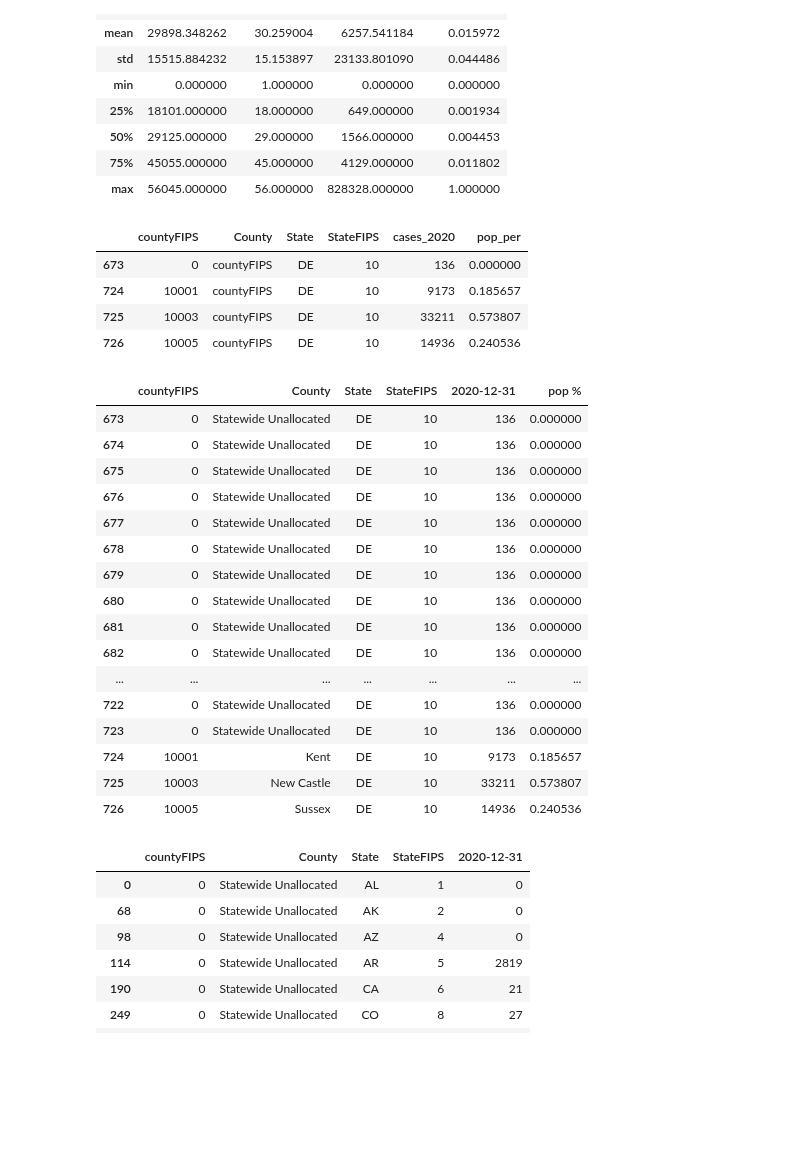
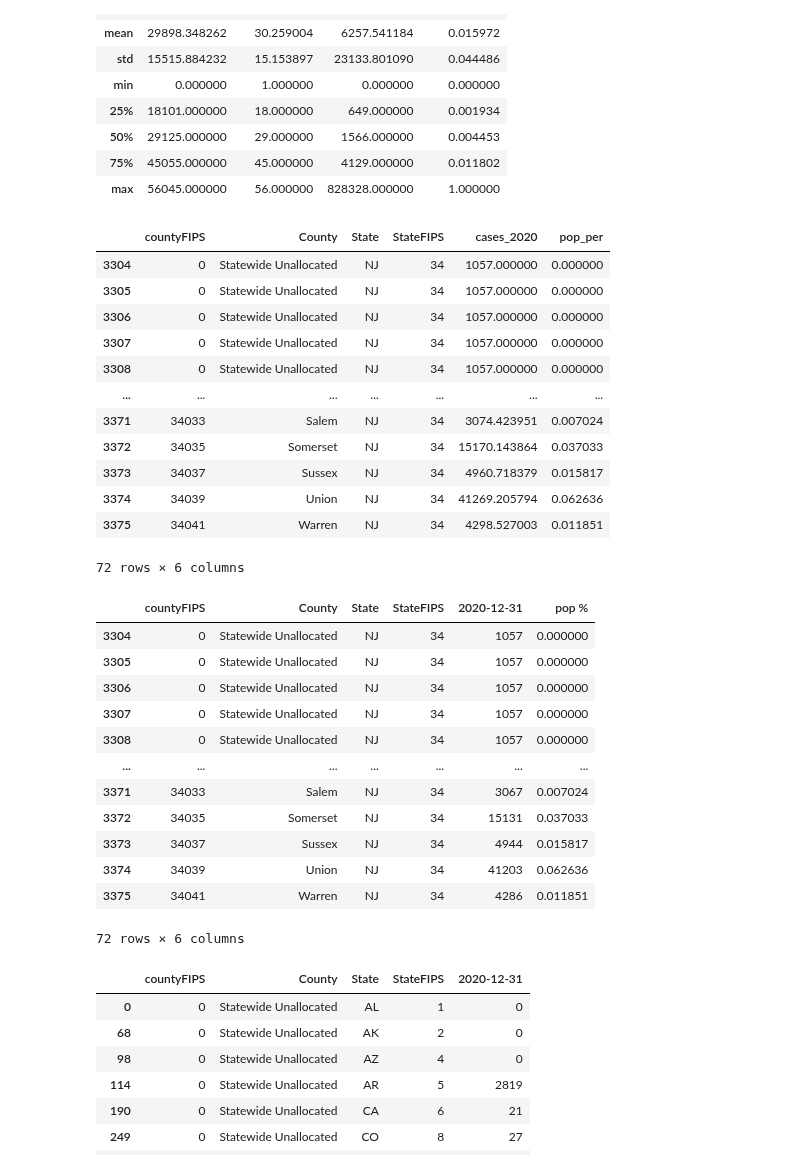
Before and after one commit to rafirahman27/Preparing_for_the_next_Pandemic, a Jupyter notebook: Katie.ipynb, the cells around one changed output. Saved outputs shown, nothing was run; the diff lists cells and outputs as text; code cells hidden in the pictures; blank space fills up the shorter version.

Commit message:
created code to clean county cases

```diff
--- a/Katie.ipynb
+++ b/Katie.ipynb
@@ -1196,33 +1233,37 @@ cases_2020.describe()
 | 75% | 45055.000000 | 45.000000 | 4129.000000 | 0.011802 |
 | max | 56045.000000 | 56.000000 | 828328.000000 | 1.000000 |
 # %%
-cases_2020[cases_2020['State']=='DE']
+cases_2020[cases_2020['State']=='NJ']
 # %% [output]
 |  | countyFIPS | County | State | StateFIPS | cases_2020 | pop_per |
-| 673 | 0 | countyFIPS | DE | 10 | 136 | 0.000000 |
-| 724 | 10001 | countyFIPS | DE | 10 | 9173 | 0.185657 |
-| 725 | 10003 | countyFIPS | DE | 10 | 33211 | 0.573807 |
-| 726 | 10005 | countyFIPS | DE | 10 | 14936 | 0.240536 |
+| 3304 | 0 | Statewide Unallocated | NJ | 34 | 1057.000000 | 0.000000 |
+| 3305 | 0 | Statewide Unallocated | NJ | 34 | 1057.000000 | 0.000000 |
+| 3306 | 0 | Statewide Unallocated | NJ | 34 | 1057.000000 | 0.000000 |
+| 3307 | 0 | Statewide Unallocated | NJ | 34 | 1057.000000 | 0.000000 |
+| 3308 | 0 | Statewide Unallocated | NJ | 34 | 1057.000000 | 0.000000 |
+| ... | ... | ... | ... | ... | ... | ... |
+| 3371 | 34033 | Salem | NJ | 34 | 3074.423951 | 0.007024 |
+| 3372 | 34035 | Somerset | NJ | 34 | 15170.143864 | 0.037033 |
+| 3373 | 34037 | Sussex | NJ | 34 | 4960.718379 | 0.015817 |
+| 3374 | 34039 | Union | NJ | 34 | 41269.205794 | 0.062636 |
+| 3375 | 34041 | Warren | NJ | 34 | 4298.527003 | 0.011851 |
+72 rows × 6 columns
 # %%
-cases_test[cases_test['State']=='DE']
+cases_test[cases_test['State']=='NJ']
 # %% [output]
 |  | countyFIPS | County | State | StateFIPS | 2020-12-31 | pop % |
-| 673 | 0 | Statewide Unallocated | DE | 10 | 136 | 0.000000 |
-| 674 | 0 | Statewide Unallocated | DE | 10 | 136 | 0.000000 |
-| 675 | 0 | Statewide Unallocated | DE | 10 | 136 | 0.000000 |
-| 676 | 0 | Statewide Unallocated | DE | 10 | 136 | 0.000000 |
-| 677 | 0 | Statewide Unallocated | DE | 10 | 136 | 0.000000 |
-| 678 | 0 | Statewide Unallocated | DE | 10 | 136 | 0.000000 |
-| 679 | 0 | Statewide Unallocated | DE | 10 | 136 | 0.000000 |
-| 680 | 0 | Statewide Unallocated | DE | 10 | 136 | 0.000000 |
-| 681 | 0 | Statewide Unallocated | DE | 10 | 136 | 0.000000 |
-| 682 | 0 | Statewide Unallocated | DE | 10 | 136 | 0.000000 |
+| 3304 | 0 | Statewide Unallocated | NJ | 34 | 1057 | 0.000000 |
+| 3305 | 0 | Statewide Unallocated | NJ | 34 | 1057 | 0.000000 |
+| 3306 | 0 | Statewide Unallocated | NJ | 34 | 1057 | 0.000000 |
+| 3307 | 0 | Statewide Unallocated | NJ | 34 | 1057 | 0.000000 |
+| 3308 | 0 | Statewide Unallocated | NJ | 34 | 1057 | 0.000000 |
 | ... | ... | ... | ... | ... | ... | ... |
-| 722 | 0 | Statewide Unallocated | DE | 10 | 136 | 0.000000 |
-| 723 | 0 | Statewide Unallocated | DE | 10 | 136 | 0.000000 |
-| 724 | 10001 | Kent | DE | 10 | 9173 | 0.185657 |
-| 725 | 10003 | New Castle | DE | 10 | 33211 | 0.573807 |
-| 726 | 10005 | Sussex | DE | 10 | 14936 | 0.240536 |
+| 3371 | 34033 | Salem | NJ | 34 | 3067 | 0.007024 |
+| 3372 | 34035 | Somerset | NJ | 34 | 15131 | 0.037033 |
+| 3373 | 34037 | Sussex | NJ | 34 | 4944 | 0.015817 |
+| 3374 | 34039 | Union | NJ | 34 | 41203 | 0.062636 |
+| 3375 | 34041 | Warren | NJ | 34 | 4286 | 0.011851 |
+72 rows × 6 columns
 # %%
 cases_2020[cases_2020['County'] == 'Statewide Unallocated']
 # %% [output]
```
Also changed, not shown: parts of 8 cells of this notebook.
